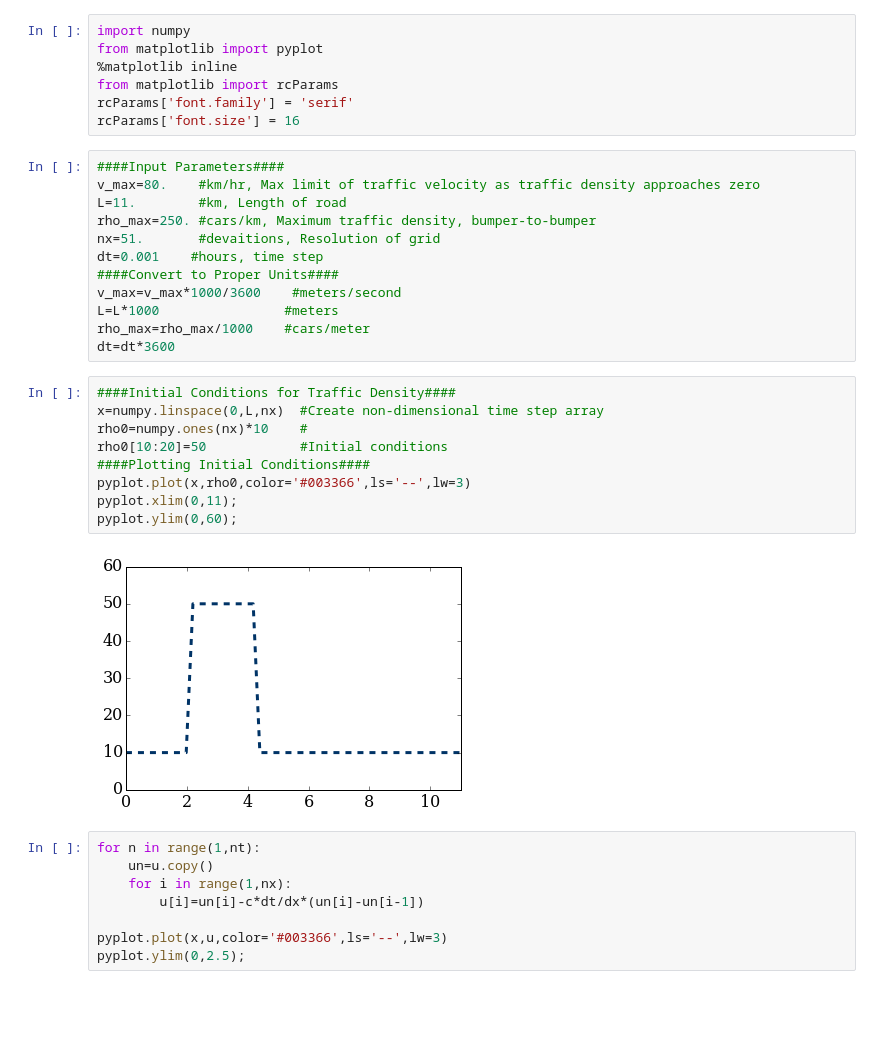
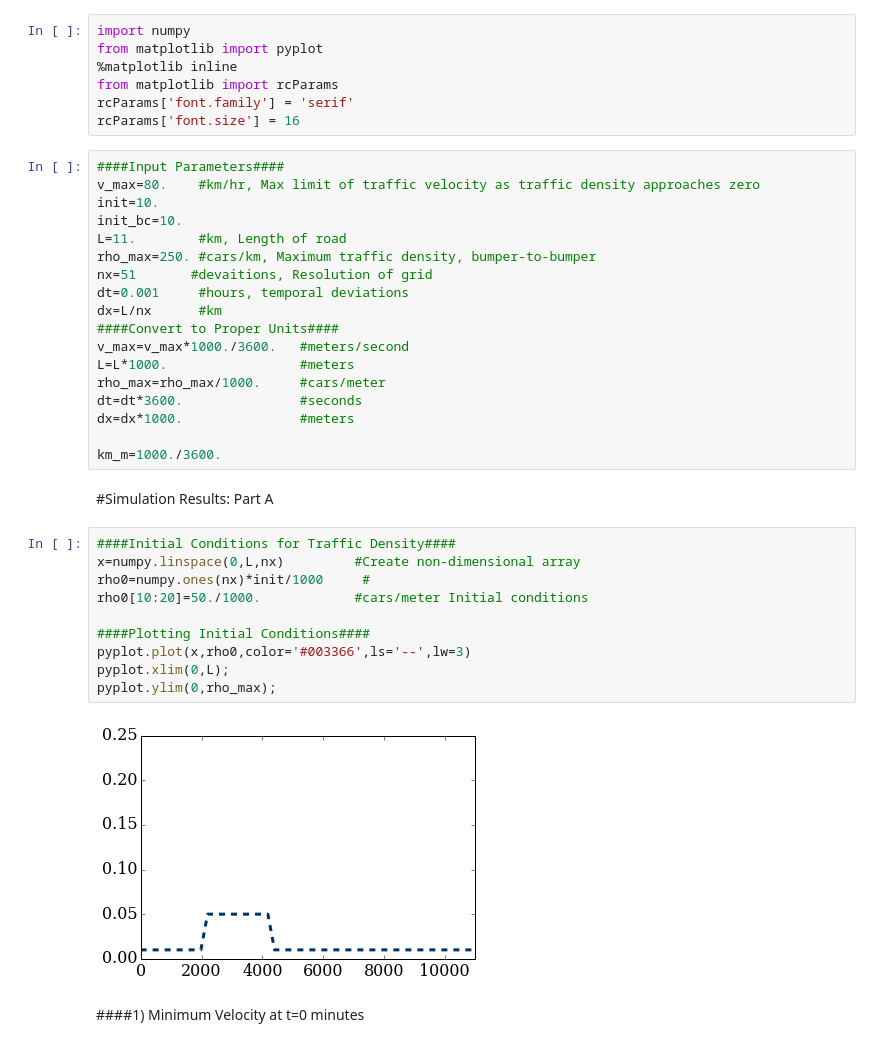
Before and after one commit to nbatista0630/batista--numerical-mooc, a Jupyter notebook: my_work/module_02_spacetime/Traffic_Flow.ipynb, the cells around one changed output. Drawn from its saved outputs; the diff is of its cells as text; blank space fills up the shorter version.

```diff
--- a/my_work/module_02_spacetime/Traffic_Flow.ipynb
+++ b/my_work/module_02_spacetime/Traffic_Flow.ipynb
@@ -8,31 +8,34 @@ rcParams['font.size'] = 16
 # %%
 ####Input Parameters####
 v_max=80.    #km/hr, Max limit of traffic velocity as traffic density approaches zero
+init=10.
+init_bc=10.
 L=11.        #km, Length of road
 rho_max=250. #cars/km, Maximum traffic density, bumper-to-bumper
-nx=51.       #devaitions, Resolution of grid
-dt=0.001    #hours, time step
+nx=51       #devaitions, Resolution of grid
+dt=0.001     #hours, temporal deviations
+dx=L/nx      #km
 ####Convert to Proper Units####
-v_max=v_max*1000/3600    #meters/second
-L=L*1000                #meters
-rho_max=rho_max/1000    #cars/meter
-dt=dt*3600
+v_max=v_max*1000./3600.   #meters/second
+L=L*1000.                 #meters
+rho_max=rho_max/1000.     #cars/meter
+dt=dt*3600.               #seconds
+dx=dx*1000.               #meters
+
+km_m=1000./3600.
+# %% [markdown]
+#Simulation Results: Part A
 # %%
 ####Initial Conditions for Traffic Density####
-x=numpy.linspace(0,L,nx)  #Create non-dimensional time step array
-rho0=numpy.ones(nx)*10    #
-rho0[10:20]=50            #Initial conditions
+x=numpy.linspace(0,L,nx)         #Create non-dimensional array
+rho0=numpy.ones(nx)*init/1000     #
+rho0[10:20]=50./1000.            #cars/meter Initial conditions
+
 ####Plotting Initial Conditions####
 pyplot.plot(x,rho0,color='#003366',ls='--',lw=3)
-pyplot.xlim(0,11);
-pyplot.ylim(0,60);
+pyplot.xlim(0,L);
+pyplot.ylim(0,rho_max);
 # %% [output]
-[figure, old version]
+[figure, new version]
-# %%
-for n in range(1,nt):
-    un=u.copy()
-    for i in range(1,nx):
-        u[i]=un[i]-c*dt/dx*(un[i]-un[i-1])
-
-pyplot.plot(x,u,color='#003366',ls='--',lw=3)
-pyplot.ylim(0,2.5);
+# %% [markdown]
+####1) Minimum Velocity at t=0 minutes
```
Also changed, not shown: parts of 8 cells of this notebook, 1 other file.
